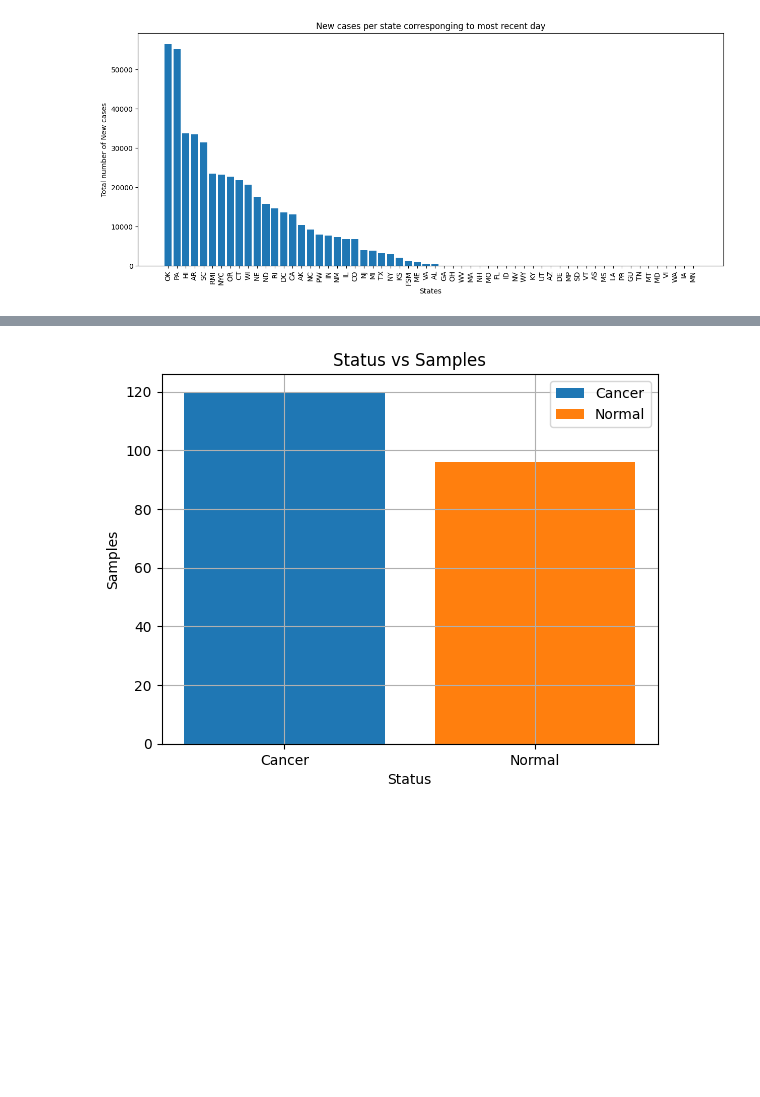
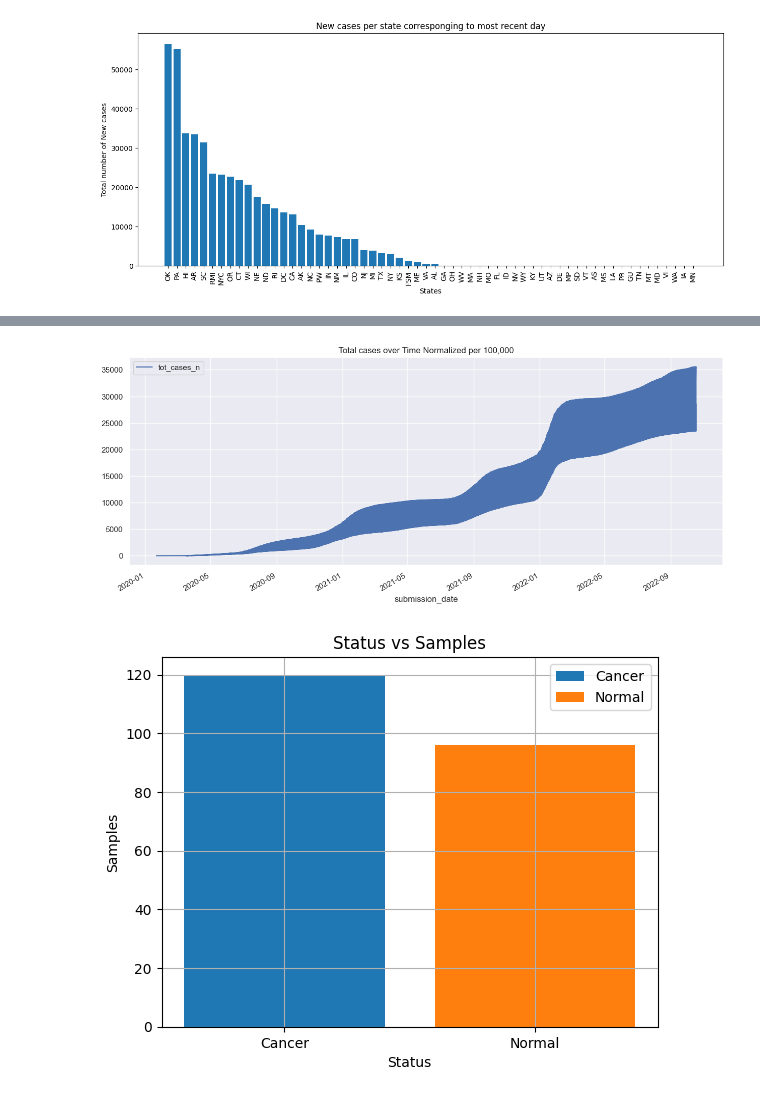
Before and after one commit to hrelosim/AM170B_Spring23, a Jupyter notebook: AM170B_hw1_lab.ipynb, the cells around one changed output, grey strips where cells are left out. Cells and saved outputs as stored; diff of their text form; code cells hidden in the pictures; blank space fills up the shorter version.

```diff
--- a/AM170B_hw1_lab.ipynb
+++ b/AM170B_hw1_lab.ipynb
@@ -135,3 +168,9 @@ df_state = df_state[df_state['state'].isin(states)]
+# %%
+df_state.plot(x='submission_date',
+              y='tot_cases_n',
+              title='Total cases over Time Normalized per 100,000');
+# %% [output]
+[figure, added]
 # %%
 #problem 2 Gene expression differences between normal ovary tissue and ovarian cancer biopsies.
 
```
Also changed, not shown: parts of 6 cells of this notebook.
